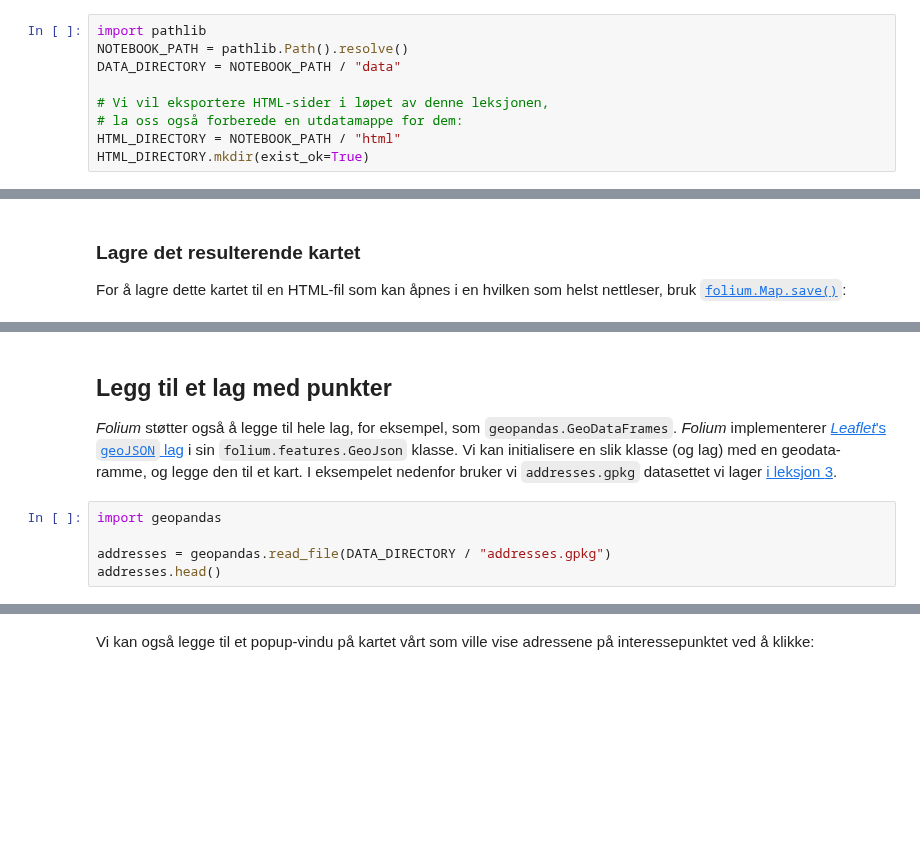
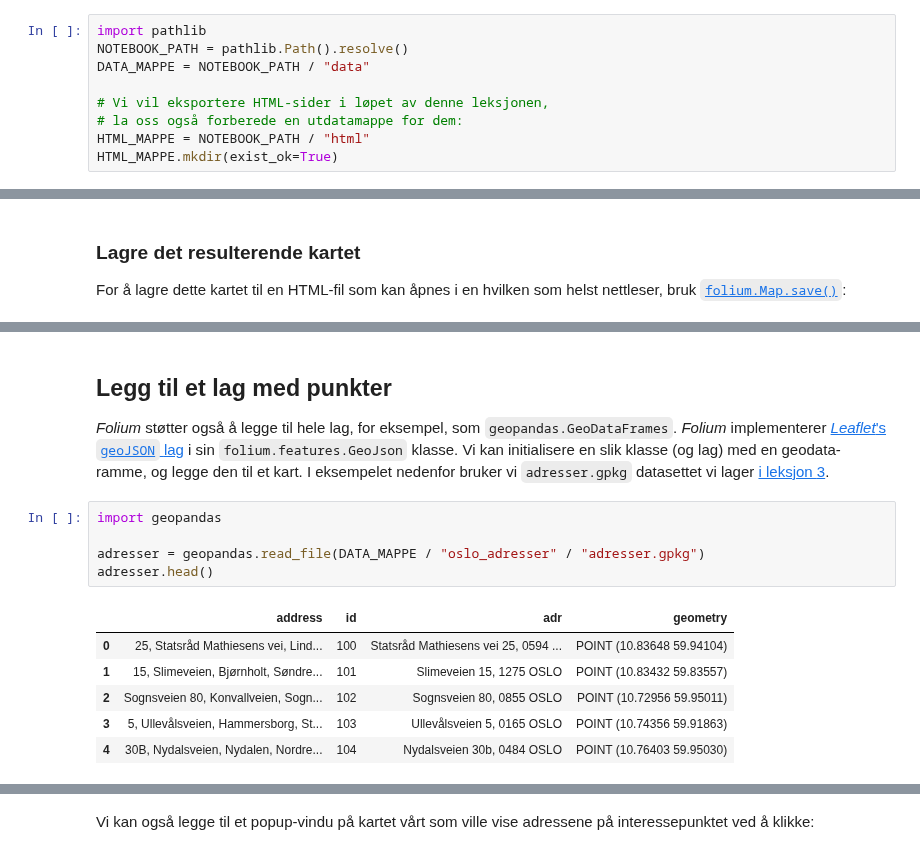
Before and after one commit to haavardaagesen/gmgi221, a Jupyter notebook: content/notebooks/06_interaktive_kart.ipynb, the cells around one changed output, grey strips where cells are left out. Saved outputs shown, nothing was run; the diff lists cells and outputs as text; blank space fills up the shorter version.

```diff
--- a/content/notebooks/06_interaktive_kart.ipynb
+++ b/content/notebooks/06_interaktive_kart.ipynb
@@ -47,12 +47,12 @@ og på hvilket innledende zoomnivå (~0-20) et kart skal vises. Ved å sette
 # %%
 import pathlib
 NOTEBOOK_PATH = pathlib.Path().resolve()
-DATA_DIRECTORY = NOTEBOOK_PATH / "data"
+DATA_MAPPE = NOTEBOOK_PATH / "data"
 
 # Vi vil eksportere HTML-sider i løpet av denne leksjonen,
 # la oss også forberede en utdatamappe for dem:
-HTML_DIRECTORY = NOTEBOOK_PATH / "html"
-HTML_DIRECTORY.mkdir(exist_ok=True)
+HTML_MAPPE = NOTEBOOK_PATH / "html"
+HTML_MAPPE.mkdir(exist_ok=True)
 # %%
 import folium
 
@@ -127,12 +134,19 @@ interactive_map
 lag](https://leafletjs.com/reference.html#geojson) i sin
 `folium.features.GeoJson` klasse. Vi kan initialisere en slik klasse (og lag)
 med en geodata-ramme, og legge den til et kart. I eksempelet nedenfor bruker vi
-`addresses.gpkg` datasettet vi lager [i leksjon
-3](../lesson-3/geocoding-in-geopandas).
+`adresser.gpkg` datasettet vi lager [i leksjon
+3](geokoding_i_geopandas).
 # %%
 import geopandas
 
-addresses = geopandas.read_file(DATA_DIRECTORY / "addresses.gpkg")
-addresses.head()
+adresser = geopandas.read_file(DATA_MAPPE / "oslo_adresser" / "adresser.gpkg")
+adresser.head()
+# %% [output]
+|  | address | id | adr | geometry |
+| 0 | 25, Statsråd Mathiesens vei, Lind... | 100 | Statsråd Mathiesens vei 25, 0594 ... | POINT (10.83648 59.94104) |
+| 1 | 15, Slimeveien, Bjørnholt, Søndre... | 101 | Slimeveien 15, 1275 OSLO | POINT (10.83432 59.83557) |
+| 2 | Sognsveien 80, Konvallveien, Sogn... | 102 | Sognsveien 80, 0855 OSLO | POINT (10.72956 59.95011) |
+| 3 | 5, Ullevålsveien, Hammersborg, St... | 103 | Ullevålsveien 5, 0165 OSLO | POINT (10.74356 59.91863) |
+| 4 | 30B, Nydalsveien, Nydalen, Nordre... | 104 | Nydalsveien 30b, 0484 OSLO | POINT (10.76403 59.95030) |
 # %%
 interactive_map = folium.Map(
```
Also changed, not shown: parts of 10 cells of this notebook, 36 other files.
